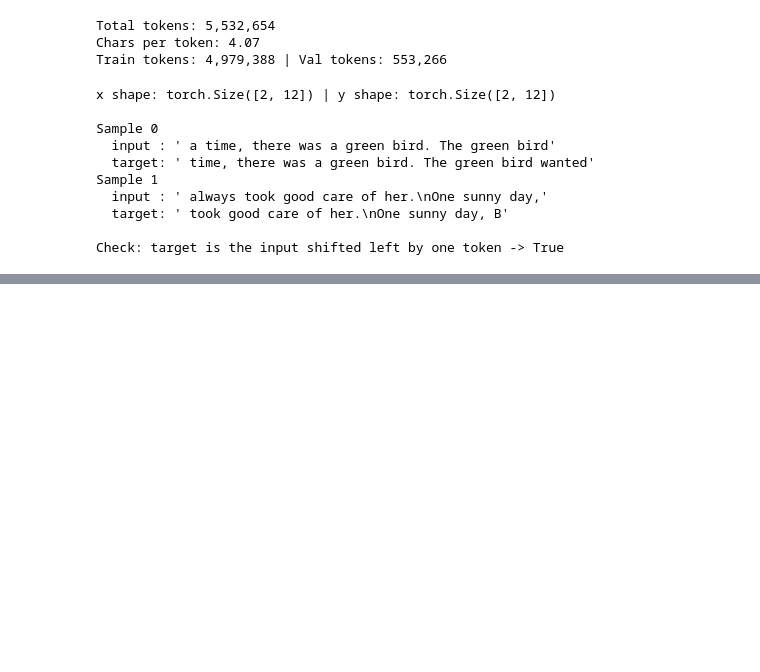
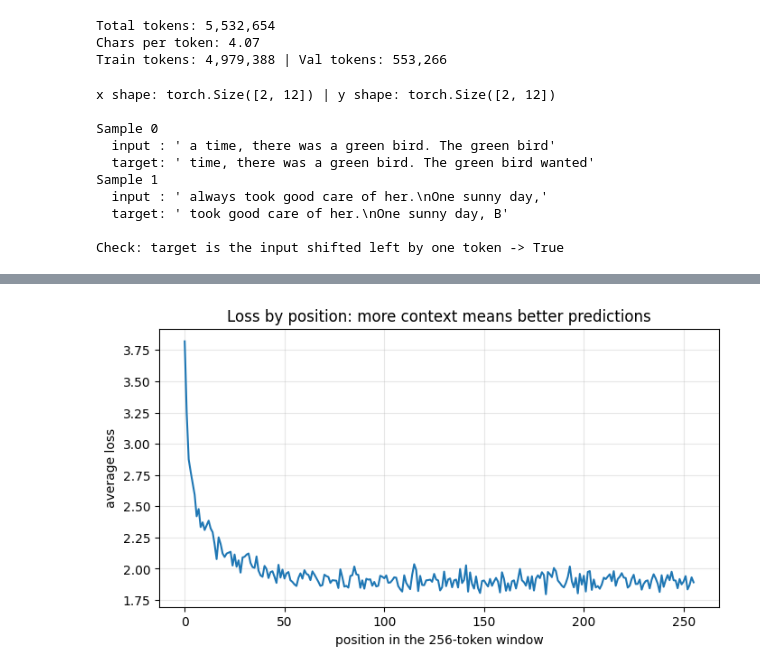
Before and after one commit to notmakgg-ux/GPT-build-by-me, a Jupyter notebook: TrainingMyGPT.ipynb, the cells around one changed output, grey strips where cells are left out. Saved outputs shown, nothing was run; the diff lists cells and outputs as text; code cells hidden in the pictures; blank space fills up the shorter version.

```diff
--- a/TrainingMyGPT.ipynb
+++ b/TrainingMyGPT.ipynb
@@ -723,0 +922,6 @@ Check: target is the input shifted left by one token -> True
+# %%
+ckpt = torch.load("baseline_rope_rmsnorm.pt", map_location=device, weights_only=False)
+model = GPT(ckpt["config"]).to(device)
+model.load_state_dict(ckpt["model"])
+model.eval()
+print("Loaded checkpoint")
@@ -723,0 +1068,15 @@ Check: target is the input shifted left by one token -> True
+# %%
+torch.manual_seed(0)
+untrained = GPT(model.config).to(device)
+
+res_untrained = evaluate_full(untrained, "val")
+res_trained = evaluate_full(model, "val")
+
+print(f"{'':12s} {'val loss':>9s} {'perplexity':>12s} {'bits/char':>10s}")
+for name, r in [("untrained", res_untrained), ("trained", res_trained)]:
+    print(f"{name:12s} {r['loss']:9.3f} {r['perplexity']:12.1f} {r['bits_per_char']:10.3f}")
+
+print(f"\nEvaluated on {res_trained['tokens']:,} validation tokens")
+print(f"Untrained perplexity is about the vocab size ({tokenizer.vocab_size:,}): "
+      f"it is guessing uniformly.")
+del untrained
@@ -723,0 +1110,16 @@ Check: target is the input shifted left by one token -> True
+# %%
+per_pos = res_trained["per_position"]
+
+plt.figure(figsize=(8, 4))
+plt.plot(per_pos)
+plt.xlabel("position in the 256-token window")
+plt.ylabel("average loss")
+plt.title("Loss by position: more context means better predictions")
+plt.grid(alpha=0.3)
+plt.show()
+
+print(f"Position 0 loss:    {per_pos[0]:.3f}  (no context at all)")
+print(f"Position 10 loss:   {per_pos[10]:.3f}")
+print(f"Positions 128-255:  {sum(per_pos[128:]) / len(per_pos[128:]):.3f}")
+# %% [output]
+[figure, added]
```
Also changed, not shown: parts of 39 cells of this notebook.
